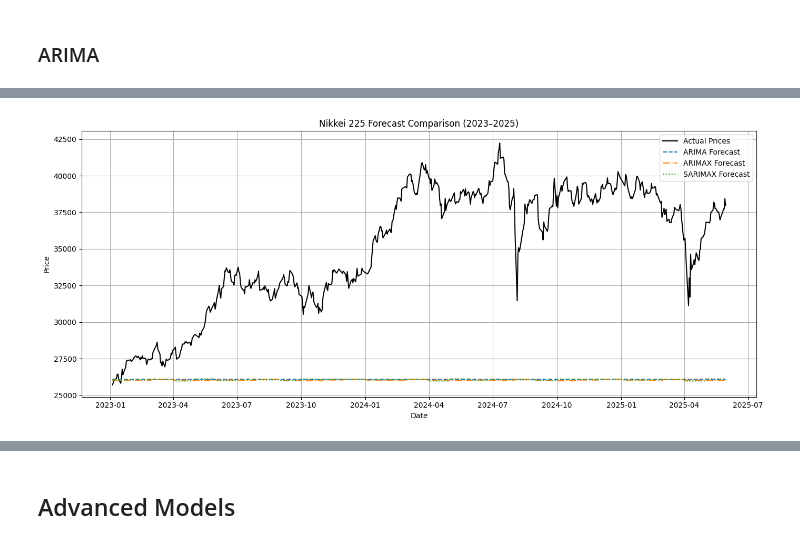
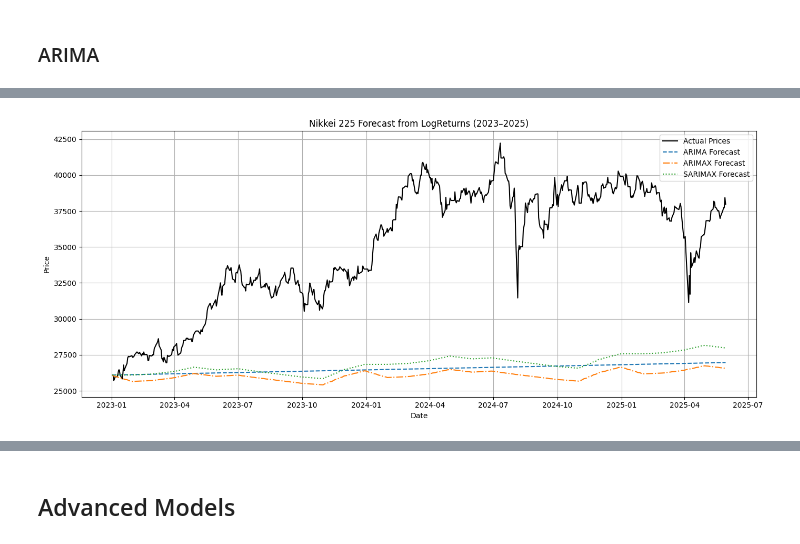
Before and after one commit to Rqkko/time-series-forecasting, a Jupyter notebook: timeSeriesForecasting.ipynb, the cells around one changed output, grey strips where cells are left out. Cells and saved outputs as stored; diff of their text form; code cells hidden in the pictures.

```diff
--- a/timeSeriesForecasting.ipynb
+++ b/timeSeriesForecasting.ipynb
@@ -585,67 +358,73 @@ plt.show()
 # %%
-import yfinance as yf
-import numpy as np
-import pandas as pd
-import matplotlib.pyplot as plt
 from statsmodels.tsa.arima.model import ARIMA
 from statsmodels.tsa.statespace.sarimax import SARIMAX
 from sklearn.metrics import mean_squared_error, mean_absolute_error
 
-# Step 1: Load real Nikkei 225 data
-nikkei = yf.download("^N225", start="2000-01-01", end="2025-05-31", auto_adjust=False)
-nikkei.columns = nikkei.columns.droplevel(1)
-print("Final columns:", nikkei.columns)
-if 'Close' not in nikkei.columns:
-    raise ValueError("Expected 'Close' column not found in downloaded data.")
-nikkei = nikkei[['Close']]
-nikkei['Return'] = nikkei['Close'].pct_change()
-nikkei['month'] = nikkei.index.month
-month_dummies = pd.get_dummies(nikkei['month'], prefix='month', drop_first=True)
-nikkei = pd.concat([nikkei, month_dummies], axis=1)
-nikkei.dropna(inplace=True)
+# Add month dummies as exogenous features
+df["month"] = df.index.month
+month_dummies = pd.get_dummies(df["month"], prefix="month", drop_first=True)
+month_dummies = month_dummies.astype(int)
+df.columns = [col[0] if isinstance(col, tuple) else col for col in df.columns]
+df = pd.concat([df, month_dummies], axis=1)
 
-# Step 2: Split data
-train = nikkei['Close'][:'2022']
-test = nikkei['Close']['2023':]
-train_exog = nikkei.loc[:'2022', month_dummies.columns]
-test_exog = nikkei.loc['2023':, month_dummies.columns]
-actual_prices = test.copy()
+# Use LogReturn as target
+train = df["LogReturn"][:'2022']
+test = df["LogReturn"]['2023':]
+train_exog = df.loc[:'2022', month_dummies.columns]
+test_exog = df.loc['2023':, month_dummies.columns]
+actual_prices = np.exp(test)  # convert log-prices back to prices for evaluation
+last_train_price = df.loc[train.index[-1], "Price"]
 
-# Step 3: ARIMA
-arima_model = ARIMA(train, order=(1, 1, 1))
+train = train.astype(float)
+test = test.astype(float)
+train_exog = train_exog.astype(float)
+test_exog = test_exog.astype(float)
+
+# ARIMA
+arima_model = ARIMA(train, order=(1, 0, 1))  # no differencing since LogReturn is already diffed
 arima_result = arima_model.fit()
-arima_forecast_price = arima_result.forecast(steps=len(test))
+arima_log_returns = arima_result.forecast(steps=len(test))
 
-# Step 4: ARIMAX
-arimax_model = ARIMA(train, order=(1, 1, 1), exog=train_exog)
+# ARIMAX
+arimax_model = ARIMA(train, order=(1, 0, 1), exog=train_exog)
 arimax_result = arimax_model.fit()
-arimax_forecast_price = arimax_result.forecast(steps=len(test), exog=test_exog)
+arimax_log_returns = arimax_result.forecast(steps=len(test), exog=test_exog)
 
-# Step 5: SARIMAX
-sarimax_model = SARIMAX(train, order=(1, 1, 1), seasonal_order=(1, 0, 1, 12), exog=train_exog)
+# SARIMAX
+sarimax_model = SARIMAX(train, order=(1, 0, 1), seasonal_order=(1, 0, 1, 12), exog=train_exog)
 sarimax_result = sarimax_model.fit()
-sarimax_forecast_price = sarimax_result.forecast(steps=len(test), exog=test_exog)
+sarimax_log_returns = sarimax_result.forecast(steps=len(test), exog=test_exog)
 
-# Step 6: Metrics
-arima_rmse = np.sqrt(mean_squared_error(actual_prices.to_numpy(), arima_forecast_price.to_numpy()))
-arimax_rmse = np.sqrt(mean_squared_error(actual_prices.to_numpy(), arimax_forecast_price.to_numpy()))
-sarimax_rmse = np.sqrt(mean_squared_error(actual_prices.to_numpy(), sarimax_forecast_price.to_numpy()))
+# Reconstruct prices from predicted log returns
+def reconstruct_prices(log_returns, start_price):
+    cumulative = np.exp(np.cumsum(log_returns))
+    return start_price * cumulative
 
-arima_mae = mean_absolute_error(actual_prices.to_numpy(), arima_forecast_price.to_numpy())
-arimax_mae = mean_absolute_error(actual_prices.to_numpy(), arimax_forecast_price.to_numpy())
-sarimax_mae = mean_absolute_error(actual_prices.to_numpy(), sarimax_forecast_price.to_numpy())
+actual_prices = df["Price"]['2023':]
+arima_prices = reconstruct_prices(arima_log_returns, last_train_price)
+arimax_prices = reconstruct_prices(arimax_log_returns, last_train_price)
+sarimax_prices = reconstruct_prices(sarimax_log_returns, last_train_price)
 
-print(f"ARIMA RMSE: {arima_rmse:.2f}, MAE: {arima_mae:.2f}")
-print(f"ARIMAX RMSE: {arimax_rmse:.2f}, MAE: {arimax_mae:.2f}")
+# Metrics
+arima_rmse = np.sqrt(mean_squared_error(actual_prices, arima_prices))
+arimax_rmse = np.sqrt(mean_squared_error(actual_prices, arimax_prices))
+sarimax_rmse = np.sqrt(mean_squared_error(actual_prices, sarimax_prices))
+
+arima_mae = mean_absolute_error(actual_prices, arima_prices)
+arimax_mae = mean_absolute_error(actual_prices, arimax_prices)
+sarimax_mae = mean_absolute_error(actual_prices, sarimax_prices)
+
+print(f"ARIMA   RMSE: {arima_rmse:.2f}, MAE: {arima_mae:.2f}")
+print(f"ARIMAX  RMSE: {arimax_rmse:.2f}, MAE: {arimax_mae:.2f}")
 print(f"SARIMAX RMSE: {sarimax_rmse:.2f}, MAE: {sarimax_mae:.2f}")
 
-# Step 7: Plot
+# Plot
 plt.figure(figsize=(14, 6))
-plt.plot(actual_prices.index, actual_prices, label='Actual Prices', color='black')
-plt.plot(actual_prices.index, arima_forecast_price, label='ARIMA Forecast', linestyle='--')
-plt.plot(actual_prices.index, arimax_forecast_price, label='ARIMAX Forecast', linestyle='-.')
-plt.plot(actual_prices.index, sarimax_forecast_price, label='SARIMAX Forecast', linestyle=':')
-plt.title('Nikkei 225 Forecast Comparison (2023–2025)')
+plt.plot(actual_prices.index, actual_prices.values, label='Actual Prices', color='black')
+plt.plot(actual_prices.index, arima_prices, label='ARIMA Forecast', linestyle='--')
+plt.plot(actual_prices.index, arimax_prices, label='ARIMAX Forecast', linestyle='-.')
+plt.plot(actual_prices.index, sarimax_prices, label='SARIMAX Forecast', linestyle=':')
+plt.title('Nikkei 225 Forecast from LogReturns (2023–2025)')
 plt.xlabel('Date')
 plt.ylabel('Price')
 plt.legend()
@@ -661 +438 @@ SARIMAX RMSE: 9875.12, MAE: 8954.13
-[figure, old version]
+[figure, new version]
```
Also changed, not shown: parts of 26 cells of this notebook.
